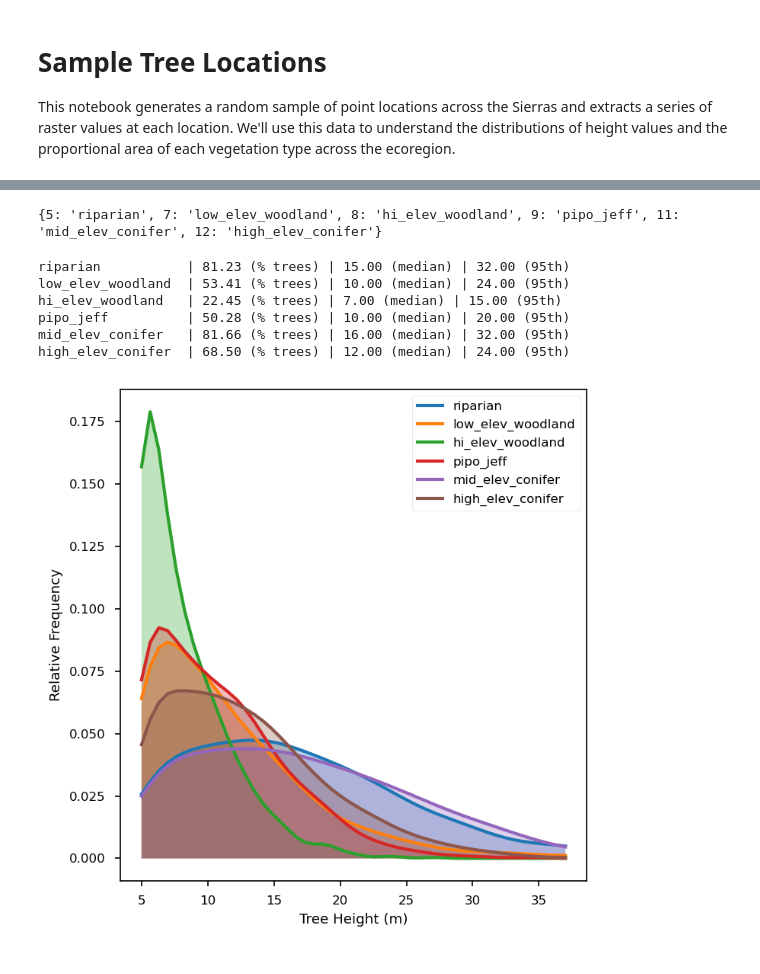
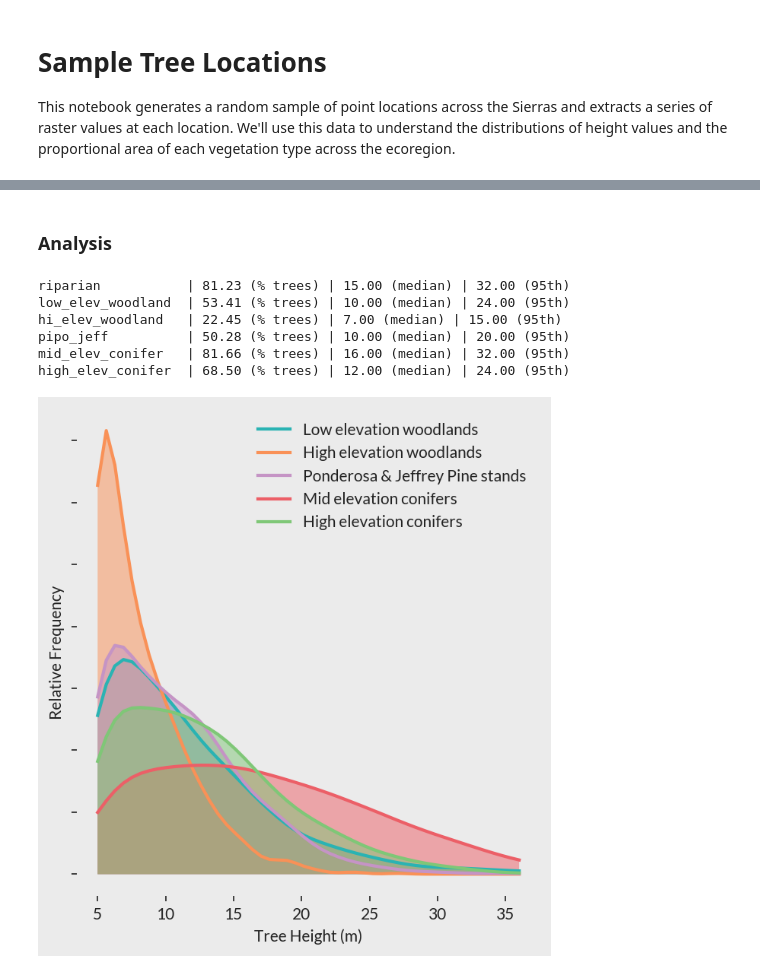
Before and after one commit to forestobservatory/cfo-big-trees, a Jupyter notebook: notebooks/SampleTreeLocations.ipynb, the cells around one changed output, grey strips where cells are left out. Saved outputs shown, nothing was run; the diff lists cells and outputs as text; code cells hidden in the pictures.

Commit message:
created new veg class hight distribution figure

```diff
--- a/notebooks/SampleTreeLocations.ipynb
+++ b/notebooks/SampleTreeLocations.ipynb
@@ -24,3 +26,6 @@ height_raster = os.path.join(raster, 'SierraEcoregion-Vegetation-CanopyHeight-20
 class_raster = os.path.join(raster, 'SierraEcoregion-Vegetation-Classes-2020-Summer-00030m.tif')
 class_labels = os.path.join(raster, 'us_140esp_accel_reclass_wRAT.tif.vat.dbf')
 output_samples = os.path.join(vector, 'point-samples-all.gpkg')
+
+# preferences
+artlo.plot.set_style('salo-light')
@@ -31,3 +143,0 @@ sample_pts = ela.sample_vector(sierra_poly, count=n_samples)
-# %%
-# extract values from each raster dataset
-annotated = ela.annotate(sample_pts, [height_raster, class_raster], labels=['height', 'vegtype'], drop_na=True)
@@ -52,9 +155,17 @@ for _, row in class_labels_df.iterrows():
         if vegclass not in ['shrub', 'grass']:
             labels[cls] = row['vegclass']
 
-print(labels)
+# and a set of human-readable labels for figure plotting
+plot_labels = {
+    "riparian": "Riparian forests",
+    "low_elev_woodland": "Low elevation woodlands",
+    "hi_elev_woodland": "High elevation woodlands",
+    "pipo_jeff": "Ponderosa & Jeffrey Pine stands",
+    "mid_elev_conifer": "Mid elevation conifers",
+    "high_elev_conifer": "High elevation conifers",
+}
-# %% [output]
-{5: 'riparian', 7: 'low_elev_woodland', 8: 'hi_elev_woodland', 9: 'pipo_jeff', 11: 'mid_elev_conifer', 12: 'high_elev_conifer'}
+# %% [markdown]
+### Analysis
 # %%
 # print summary stats on the tree data for each class
 heights = []
@@ -76,10 +187,11 @@ pipo_jeff          | 50.28 (% trees) | 10.00 (median) | 20.00 (95th)
 mid_elev_conifer   | 81.66 (% trees) | 16.00 (median) | 32.00 (95th)
 high_elev_conifer  | 68.50 (% trees) | 12.00 (median) | 24.00 (95th)
 # %%
-mpl.style.use('seaborn-paper')
-label = [val for key, val in labels.items()]
+# plot the frequency distributions by veg type, skipping the Riparian class
+label = [val for key, val in plot_labels.items()]
 plt.figure(figsize=(5,5), dpi=150)
-plt = density_dist(heights, plot=plt, label=label, xlabel='Tree Height (m)')
+plt = density_dist(heights[1:], plot=plt, label=label[1:], xlabel='Tree Height (m)', fill_alpha=0.5)
+plt.tick_params(labelleft=False)
 plt.savefig(os.path.join(plots, 'height-by-vegclass.png'), dpi=200)
 # %% [output]
-[figure, old version]
+[figure, new version]
```
Also changed, not shown: parts of 7 cells of this notebook, 1 other file.
